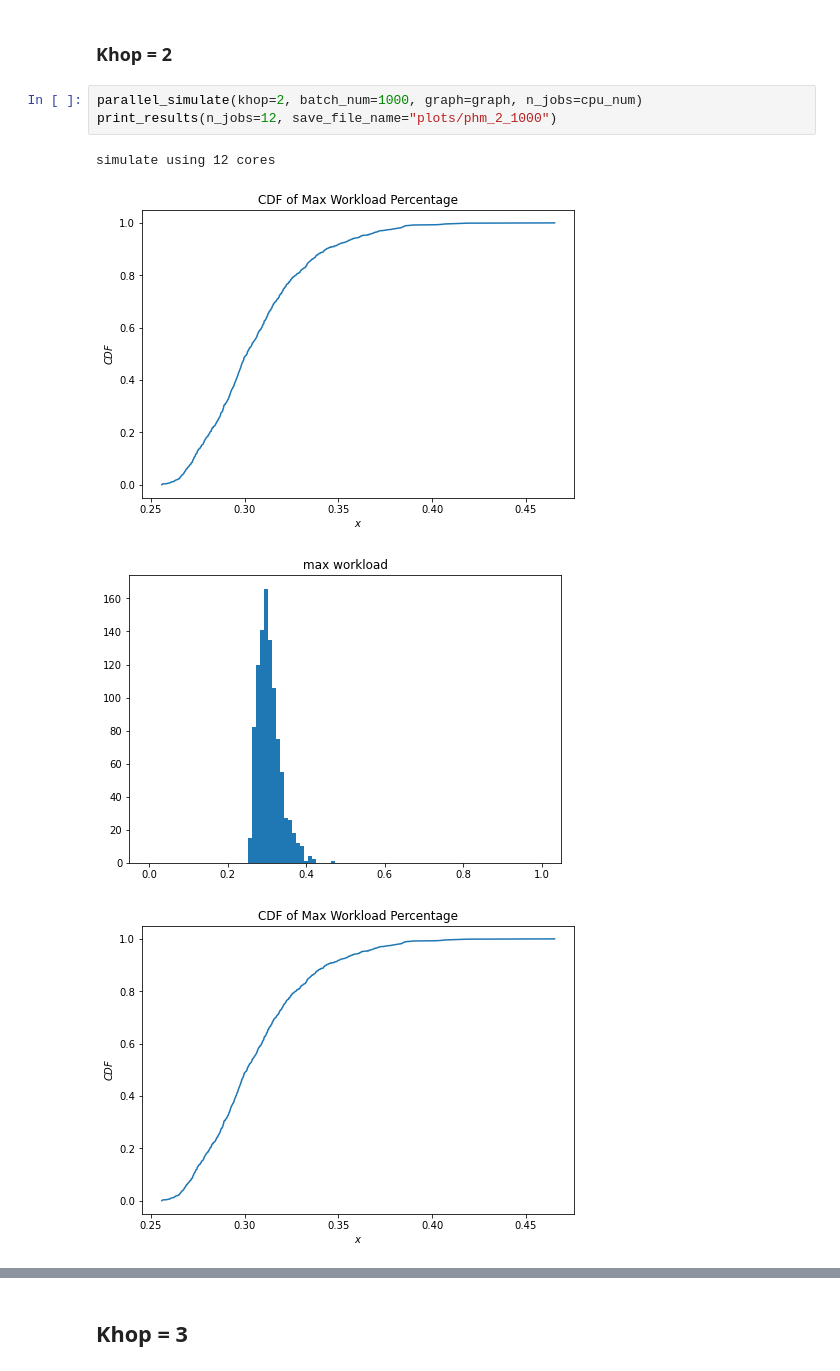
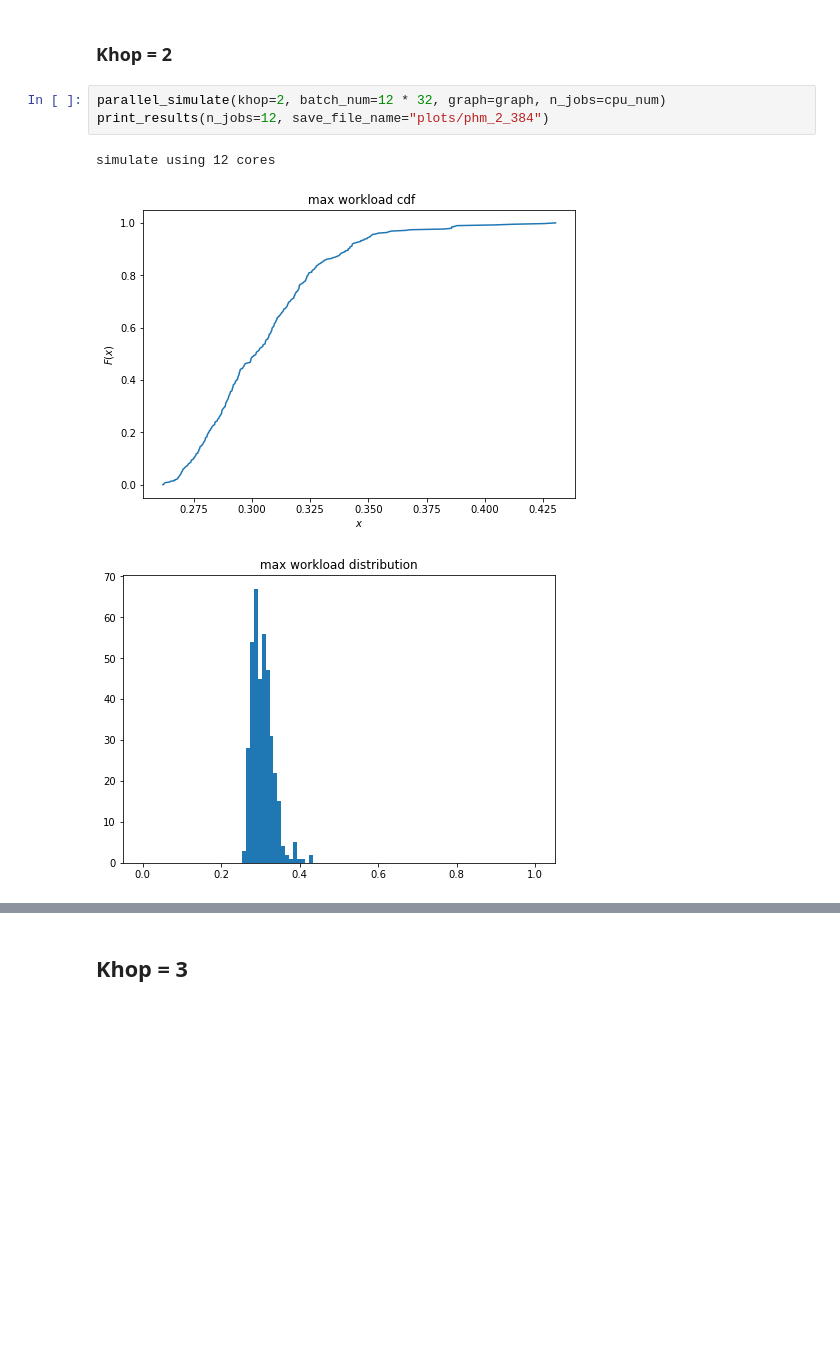
Before and after one commit to Juelin-Liu/gnn, a Jupyter notebook: simulator.ipynb, the cells around one changed output, grey strips where cells are left out. Cells and saved outputs as stored; diff of their text form; blank space fills up the shorter version.

```diff
--- a/simulator.ipynb
+++ b/simulator.ipynb
@@ -236,10 +236,9 @@ def parallel_simulate(khop, batch_num, graph, root_num=128, partition=4, n_jobs=
 # %% [markdown]
 ### Khop = 2
 # %%
-parallel_simulate(khop=2, batch_num=1000, graph=graph, n_jobs=cpu_num)
-print_results(n_jobs=12, save_file_name="plots/phm_2_1000")
+parallel_simulate(khop=2, batch_num=12 * 32, graph=graph, n_jobs=cpu_num)
+print_results(n_jobs=12, save_file_name="plots/phm_2_384")
 # %% [output]
 simulate using 12 cores
-[figure, old version]
+[figure, new version]
-[figure, old version]
+[figure, new version]
-[figure, removed]
```
Also changed, not shown: parts of 6 cells of this notebook, 8 other files.
